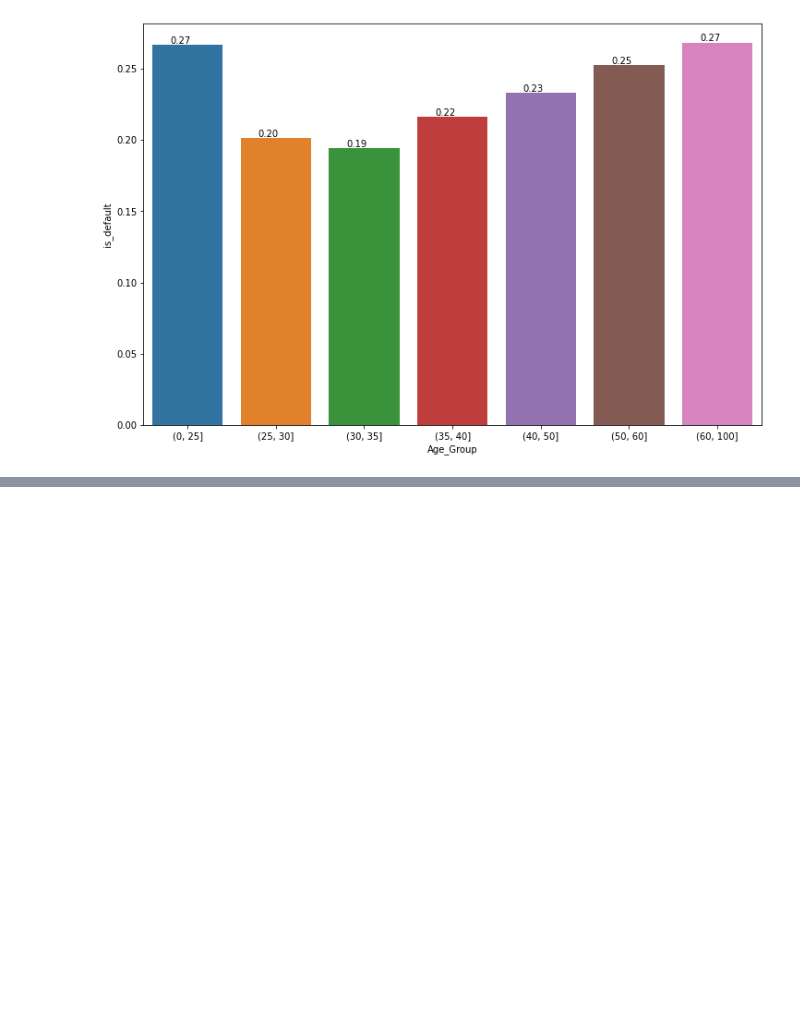
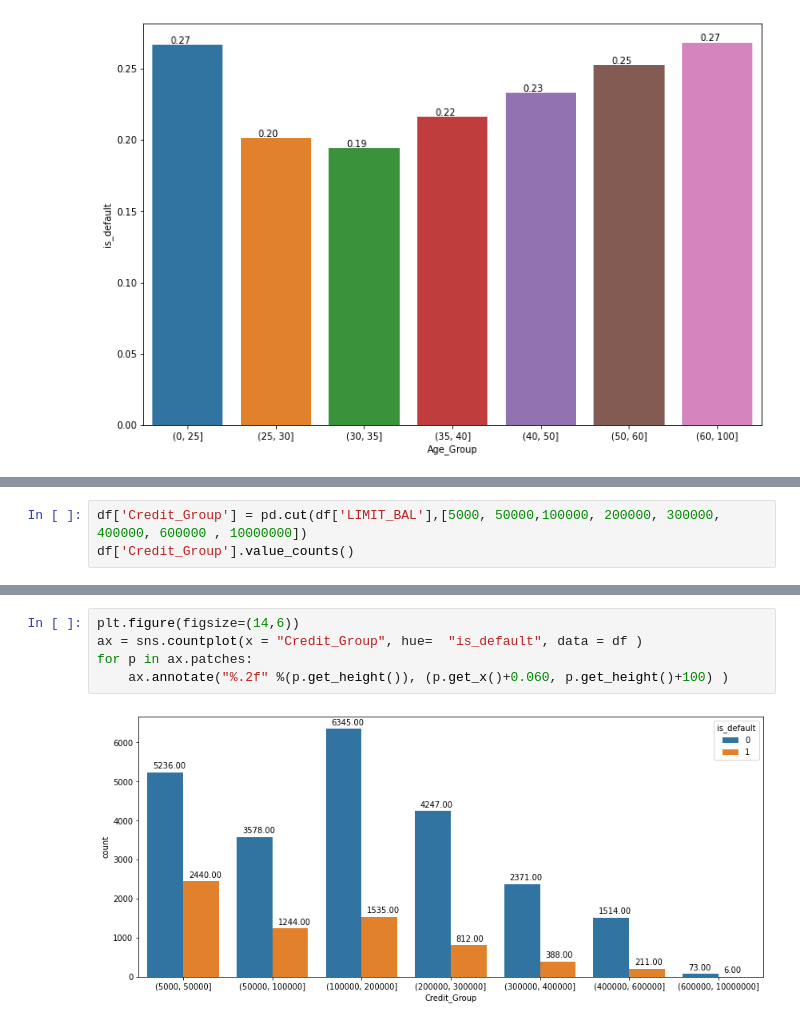
Before and after one commit to GaikwadSandesh/credit_card_fraud_detection, a Jupyter notebook: Credit_Card_Default_Prediction_Capstone_Project.ipynb, the cells around one changed output, grey strips where cells are left out. Drawn from its saved outputs; the diff is of its cells as text; blank space fills up the shorter version.

```diff
--- a/Credit_Card_Default_Prediction_Capstone_Project.ipynb
+++ b/Credit_Card_Default_Prediction_Capstone_Project.ipynb
@@ -258,0 +271,3 @@ plt.show()
+# %%
+df['Credit_Group'] = pd.cut(df['LIMIT_BAL'],[5000, 50000,100000, 200000, 300000, 400000, 600000 , 10000000])
+df['Credit_Group'].value_counts()
@@ -258,0 +283,7 @@ plt.show()
+# %%
+plt.figure(figsize=(14,6))
+ax = sns.countplot(x = "Credit_Group", hue=  "is_default", data = df )
+for p in ax.patches:
+    ax.annotate("%.2f" %(p.get_height()), (p.get_x()+0.060, p.get_height()+100) )
+# %% [output]
+[figure, added]
```
Also changed, not shown: parts of 11 cells of this notebook.
